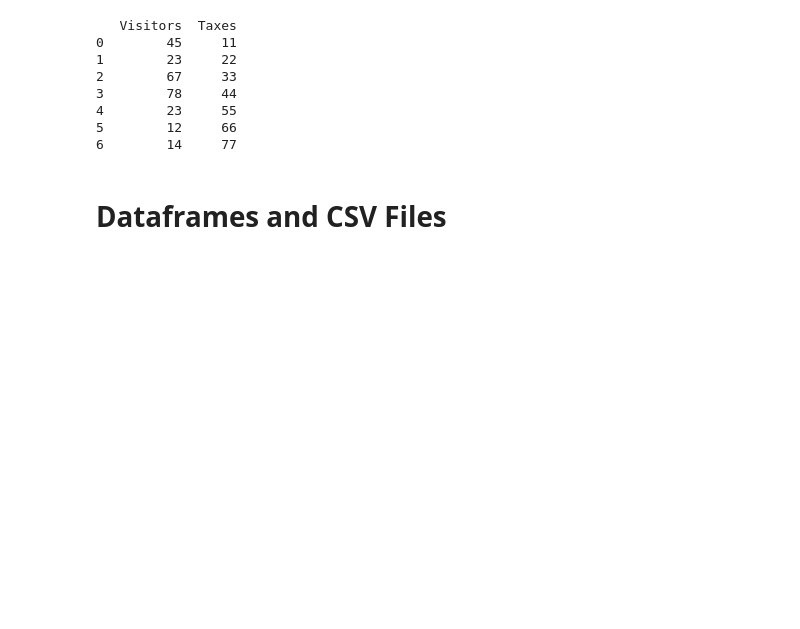
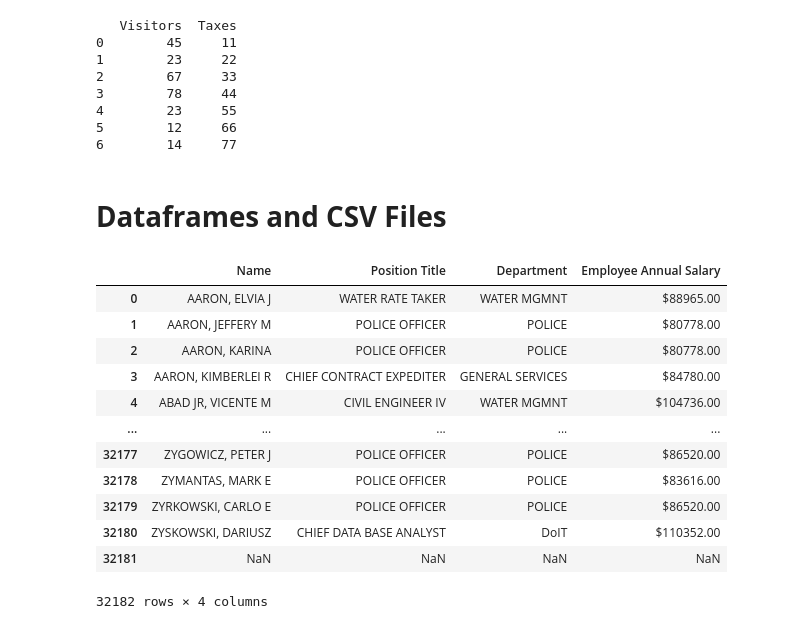
Before and after one commit to DiasMelissa/PythonProfound, a Jupyter notebook: Script16.ipynb, the cells around one changed output. Cells and saved outputs as stored; diff of their text form; code cells hidden in the pictures; blank space fills up the shorter version.

```diff
--- a/Script16.ipynb
+++ b/Script16.ipynb
@@ -869,3 +869,21 @@ print(df[['Visitors', 'Taxes']])
 6        14     77
 # %% [markdown]
 # **Dataframes and CSV Files**
+# %%
+df = pd.read_csv('salarios.csv')
+# %%
+df
+# %% [output]
+|  | Name | Position Title | Department | Employee Annual Salary |
+| 0 | AARON, ELVIA J | WATER RATE TAKER | WATER MGMNT | $88965.00 |
+| 1 | AARON, JEFFERY M | POLICE OFFICER | POLICE | $80778.00 |
+| 2 | AARON, KARINA | POLICE OFFICER | POLICE | $80778.00 |
+| 3 | AARON, KIMBERLEI R | CHIEF CONTRACT EXPEDITER | GENERAL SERVICES | $84780.00 |
+| 4 | ABAD JR, VICENTE M | CIVIL ENGINEER IV | WATER MGMNT | $104736.00 |
+| ... | ... | ... | ... | ... |
+| 32177 | ZYGOWICZ, PETER J | POLICE OFFICER | POLICE | $86520.00 |
+| 32178 | ZYMANTAS, MARK E | POLICE OFFICER | POLICE | $83616.00 |
+| 32179 | ZYRKOWSKI, CARLO E | POLICE OFFICER | POLICE | $86520.00 |
+| 32180 | ZYSKOWSKI, DARIUSZ | CHIEF DATA BASE ANALYST | DoIT | $110352.00 |
+| 32181 | NaN | NaN | NaN | NaN |
+32182 rows × 4 columns
```
